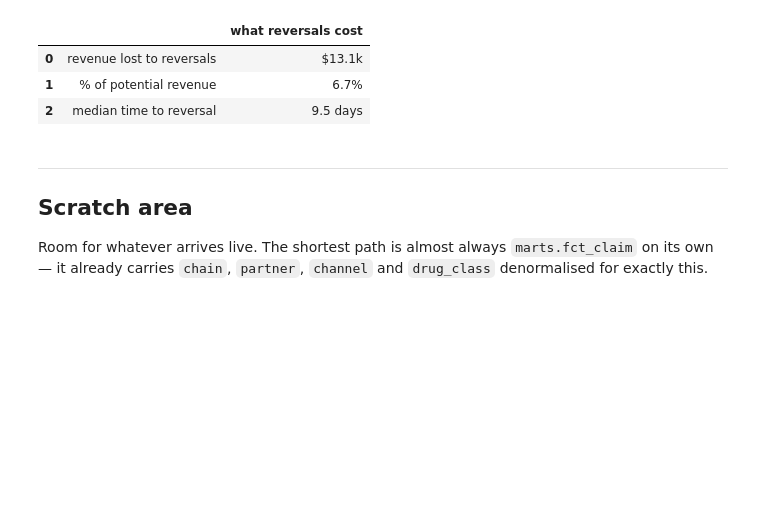
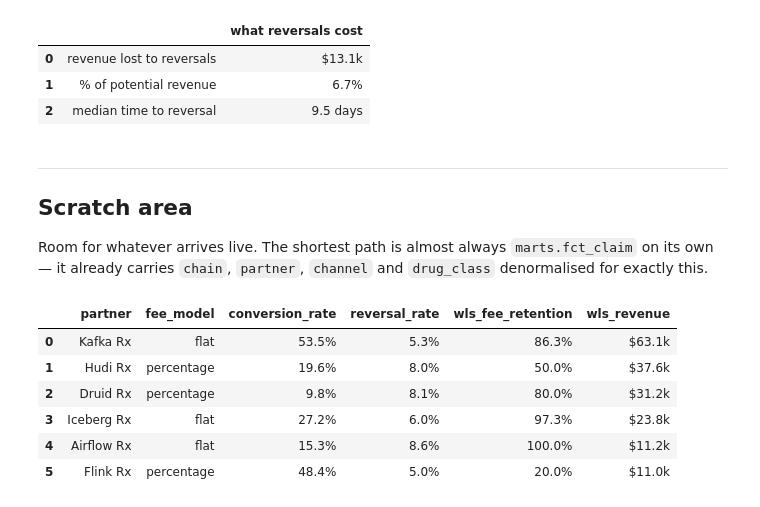
Before and after one commit to LuisAltero/white_lodge_savings, a Jupyter notebook: analysis/analysis.ipynb, the cells around one changed output. Cells and saved outputs as stored; diff of their text form; code cells hidden in the pictures; blank space fills up the shorter version.

```diff
--- a/analysis/analysis.ipynb
+++ b/analysis/analysis.ipynb
@@ -466,3 +466,27 @@ fig
 Room for whatever arrives live. The shortest path is almost always
 `marts.fct_claim` on its own — it already carries `chain`, `partner`, `channel`
 and `drug_class` denormalised for exactly this.
+# %%
+# The three quality measures beside the commercial terms, so the last section is
+# provable rather than asserted. Synthetic members are excluded: `direct` has no
+# lookups to convert, and `unknown` never converted at all.
+quality = q("""
+    select partner, fee_model,
+           conversion_rate, reversal_rate, wls_fee_retention,
+           net_wls_revenue_cents as wls_revenue
+    from marts.mart_partner_performance
+    where not is_synthetic
+    order by wls_revenue desc
+""")
+quality.assign(conversion_rate=lambda d: d.conversion_rate.map(pct),
+               reversal_rate=lambda d: d.reversal_rate.map(pct),
+               wls_fee_retention=lambda d: d.wls_fee_retention.map(pct),
+               wls_revenue=lambda d: d.wls_revenue.map(usd))
+# %% [output]
+|  | partner | fee_model | conversion_rate | reversal_rate | wls_fee_retention | wls_revenue |
+| 0 | Kafka Rx | flat | 53.5% | 5.3% | 86.3% | $63.1k |
+| 1 | Hudi Rx | percentage | 19.6% | 8.0% | 50.0% | $37.6k |
+| 2 | Druid Rx | percentage | 9.8% | 8.1% | 80.0% | $31.2k |
+| 3 | Iceberg Rx | flat | 27.2% | 6.0% | 97.3% | $23.8k |
+| 4 | Airflow Rx | flat | 15.3% | 8.6% | 100.0% | $11.2k |
+| 5 | Flink Rx | percentage | 48.4% | 5.0% | 20.0% | $11.0k |
```
Also changed, not shown: parts of 2 cells of this notebook, 9 other files.
